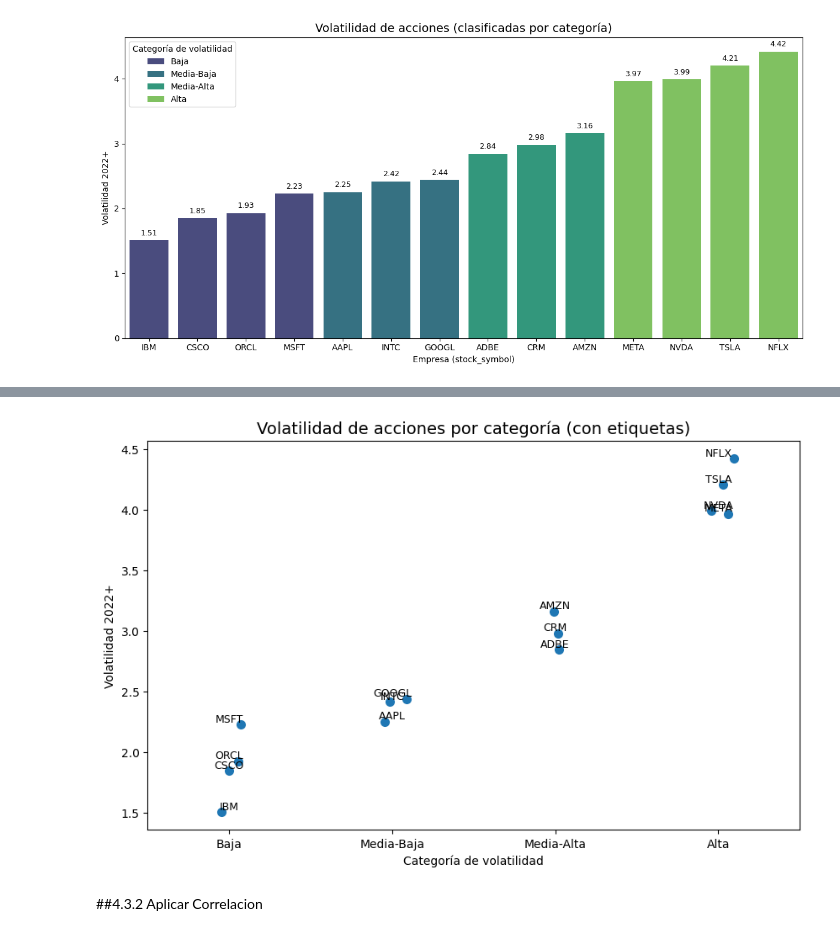
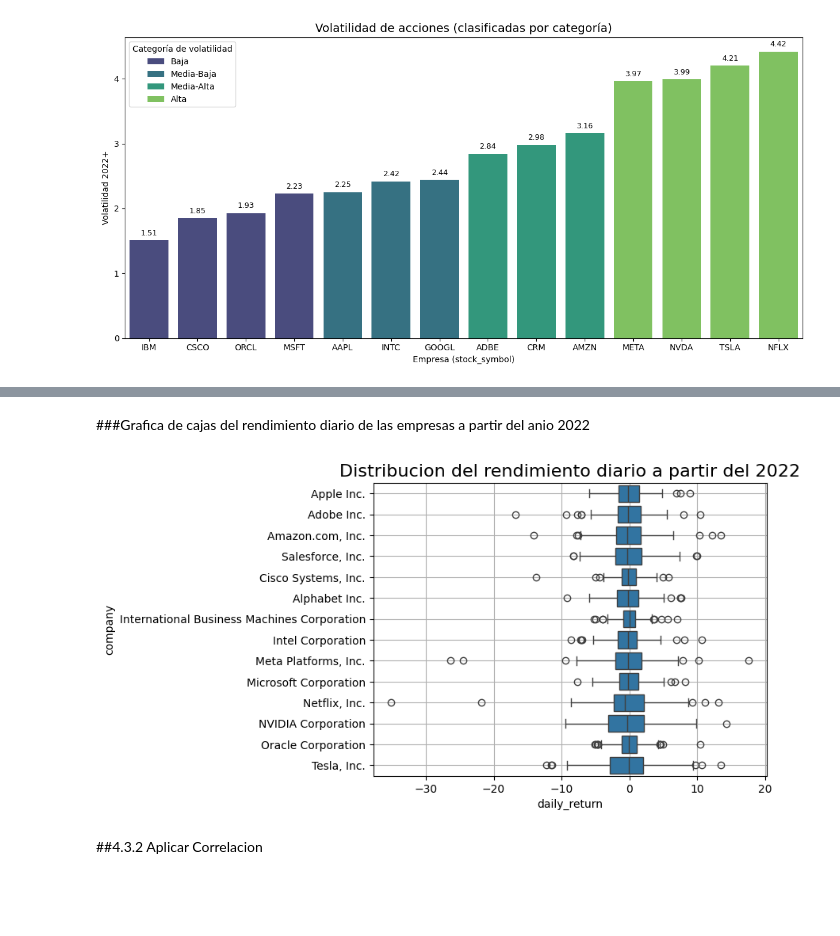
Before and after one commit to MarinaEstefania/skillup_data, a Jupyter notebook: Proyecto_3_DataLab_SkillUp_Data.ipynb, the cells around one changed output, grey strips where cells are left out. Drawn from its saved outputs; the diff is of its cells as text; code cells hidden in the pictures; blank space fills up the shorter version.

```diff
--- a/Proyecto_3_DataLab_SkillUp_Data.ipynb
+++ b/Proyecto_3_DataLab_SkillUp_Data.ipynb
@@ -1245,42 +1023,13 @@ graficar_categorias(df_clasificado)
-# %%
-
-def graficar_categorias_con_etiquetas(df):
-    """
-    Grafica las acciones según su categoría de volatilidad
-    y muestra la etiqueta de cada stock_symbol.
-    """
-    plt.figure(figsize=(10,6))
-
-    # Scatterplot de cada empresa
-    sns.stripplot(
-        data=df,
-        x="categoria_volatilidad",
-        y="volatilidad_2022+",
-        order=["Baja", "Media-Baja", "Media-Alta", "Alta"],
-        jitter=True,
-        size=8
-    )
-
-    # Agregar etiquetas
-    for i, row in df.iterrows():
-        plt.text(
-            x=["Baja", "Media-Baja", "Media-Alta", "Alta"].index(row["categoria_volatilidad"]),
-            y=row["volatilidad_2022+"],
-            s=row["stock_symbol"],
-            fontsize=9,
-            ha="center",
-            va="bottom"
-        )
-
-    plt.title("Volatilidad de acciones por categoría (con etiquetas)", fontsize=14)
-    plt.xlabel("Categoría de volatilidad")
-    plt.ylabel("Volatilidad 2022+")
-    plt.show()
-
-# Uso:
-graficar_categorias_con_etiquetas(df_clasificado)
-# %% [output]
-[figure, removed]
+# %% [markdown]
+
+###Grafica de cajas del rendimiento diario de las empresas a partir del anio 2022
+# %%
+#Rendimiento Diario a partir de 2022
+sns.boxplot(x="daily_return", y="company", data=df2022)
+plt.title("Distribucion del rendimiento diario a partir del 2022", fontsize=16, color='black')
+plt.grid(True)
+# %% [output]
+[figure, added]
 # %% [markdown]
 ##4.3.2 Aplicar Correlacion
 # %% [markdown]
```
Also changed, not shown: parts of 29 cells of this notebook.
